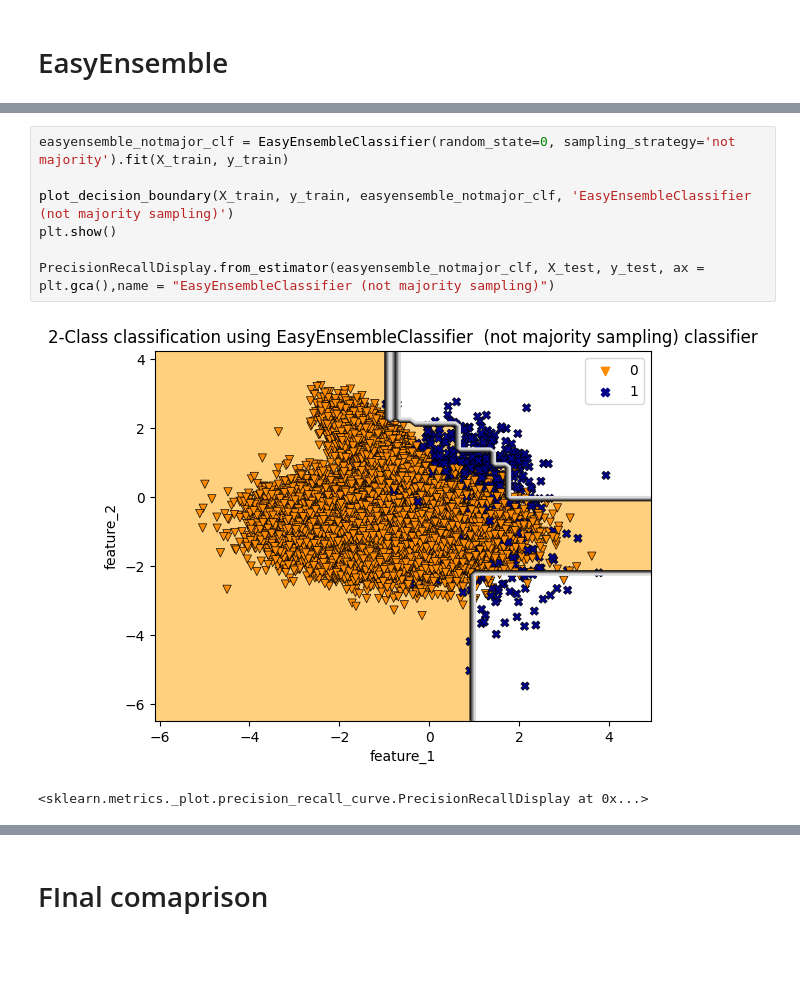
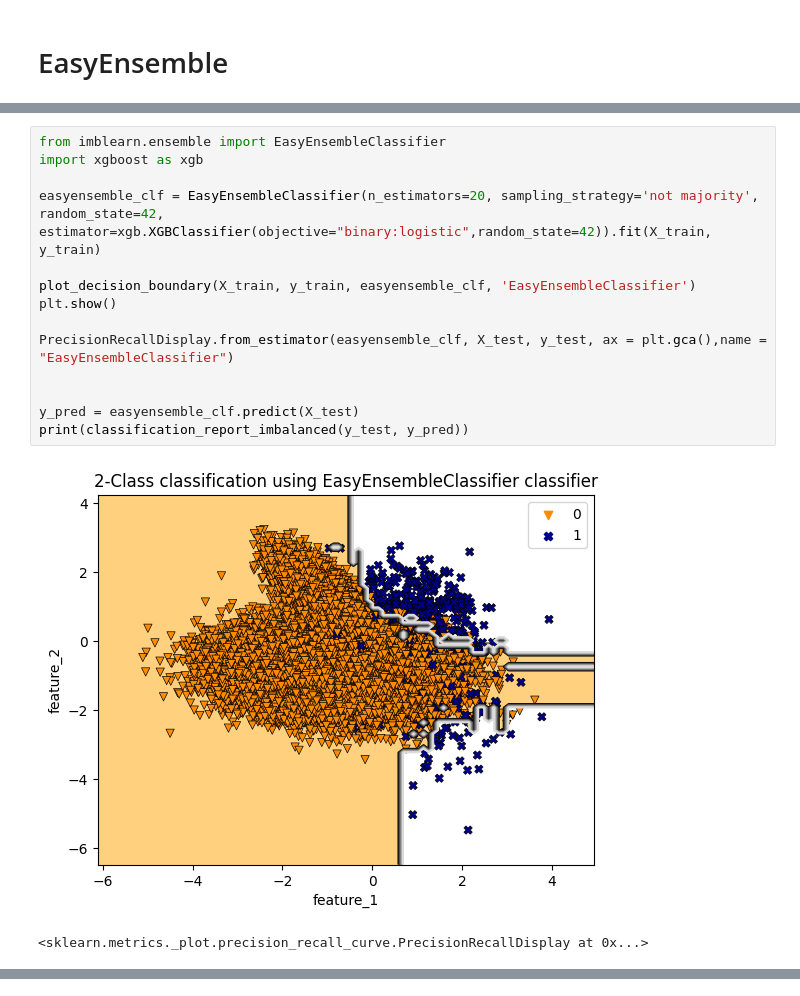
Before and after one commit to PacktPublishing/Machine-Learning-for-Imbalanced-Data, a Jupyter notebook: chapter04/Code_ensemble_methods_used_in_chapter_4_docx.ipynb, the cells around one changed output, grey strips where cells are left out. Cells and saved outputs as stored; diff of their text form; blank space fills up the shorter version.

```diff
--- a/chapter04/Code_ensemble_methods_used_in_chapter_4_docx.ipynb
+++ b/chapter04/Code_ensemble_methods_used_in_chapter_4_docx.ipynb
@@ -220,10 +356,17 @@ PrecisionRecallDisplay.from_estimator(easyensemble_clf, X_test, y_test, ax = plt
 # %%
-easyensemble_notmajor_clf = EasyEnsembleClassifier(random_state=0, sampling_strategy='not majority').fit(X_train, y_train)
+from imblearn.ensemble import EasyEnsembleClassifier
+import xgboost as xgb
 
-plot_decision_boundary(X_train, y_train, easyensemble_notmajor_clf, 'EasyEnsembleClassifier  (not majority sampling)')
+easyensemble_clf = EasyEnsembleClassifier(n_estimators=20, sampling_strategy='not majority', random_state=42, estimator=xgb.XGBClassifier(objective="binary:logistic",random_state=42)).fit(X_train, y_train)
+
+plot_decision_boundary(X_train, y_train, easyensemble_clf, 'EasyEnsembleClassifier')
 plt.show()
 
-PrecisionRecallDisplay.from_estimator(easyensemble_notmajor_clf, X_test, y_test, ax = plt.gca(),name = "EasyEnsembleClassifier (not majority sampling)")
+PrecisionRecallDisplay.from_estimator(easyensemble_clf, X_test, y_test, ax = plt.gca(),name = "EasyEnsembleClassifier")
+
+
+y_pred = easyensemble_clf.predict(X_test)
+print(classification_report_imbalanced(y_test, y_pred))
 # %% [output]
-[figure, old version]
+[figure, new version]
 <sklearn.metrics._plot.precision_recall_curve.PrecisionRecallDisplay at 0x...>
@@ -231,2 +373,0 @@ PrecisionRecallDisplay.from_estimator(easyensemble_notmajor_clf, X_test, y_test,
-# %% [markdown]
-# FInal comaprison
```
Also changed, not shown: parts of 21 cells of this notebook.
